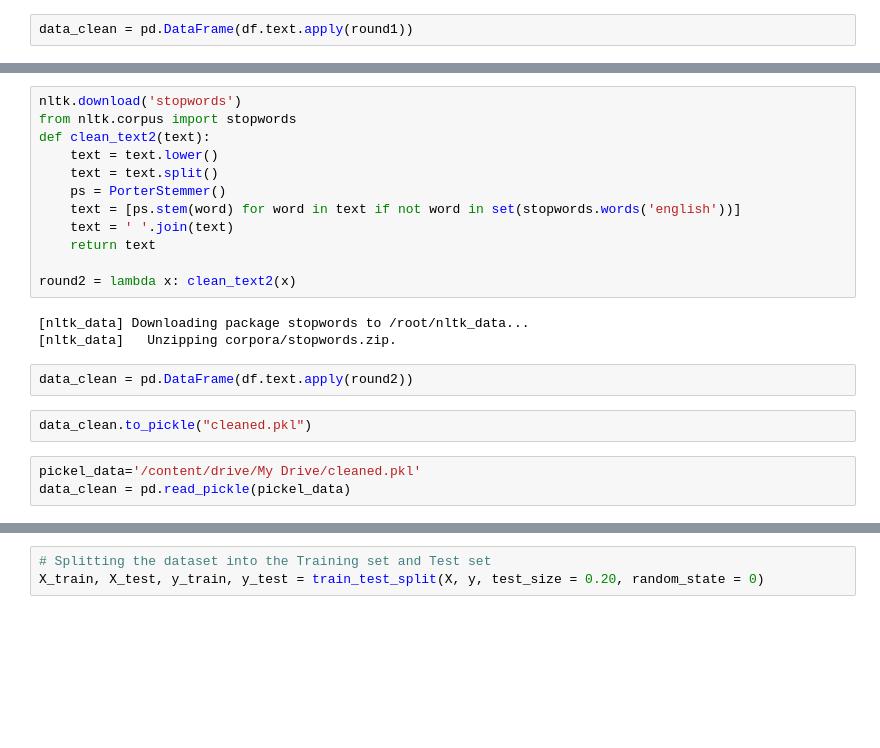
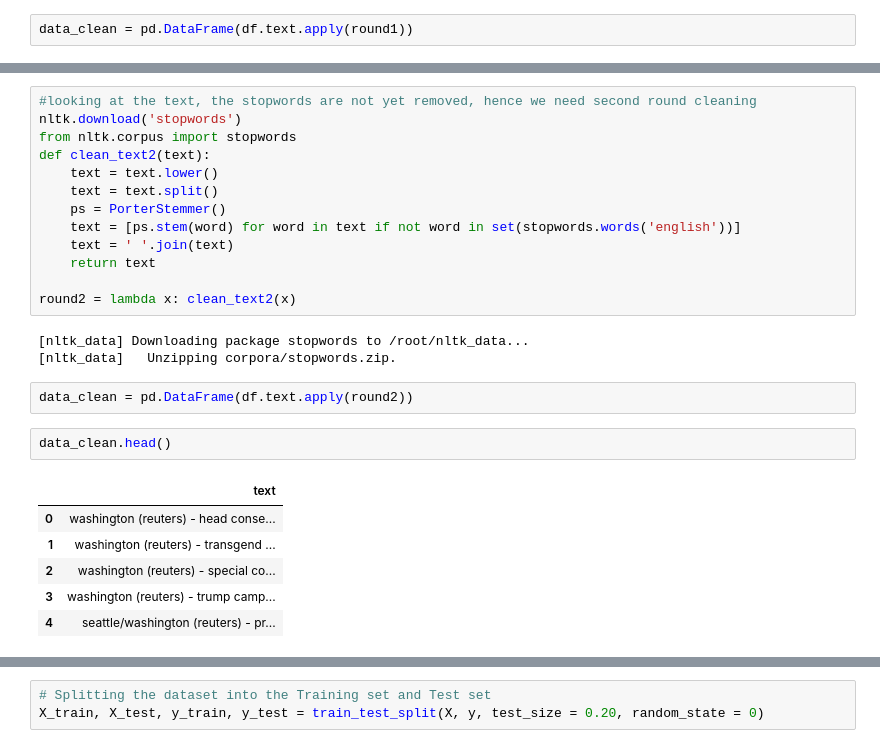
Before and after one commit to danielabebe1/NaturalLanguageProcessing, a Jupyter notebook: Identify_Fake_and_True_News_(NLP).ipynb, the cells around one changed output, grey strips where cells are left out. Cells and saved outputs as stored; diff of their text form; blank space fills up the shorter version.

```diff
--- a/Identify_Fake_and_True_News_(NLP).ipynb
+++ b/Identify_Fake_and_True_News_(NLP).ipynb
@@ -121,4 +149,5 @@ data_clean = pd.DataFrame(df.text.apply(round1))
 # %%
+#looking at the text, the stopwords are not yet removed, hence we need second round cleaning
 nltk.download('stopwords')
 from nltk.corpus import stopwords
 def clean_text2(text):
@@ -135,9 +164,13 @@ round2 = lambda x: clean_text2(x)
 [nltk_data]   Unzipping corpora/stopwords.zip.
 # %%
 data_clean = pd.DataFrame(df.text.apply(round2))
-# %%
-data_clean.to_pickle("cleaned.pkl")
-# %%
-pickel_data='/content/drive/My Drive/cleaned.pkl'
-data_clean = pd.read_pickle(pickel_data)
+# %%
+data_clean.head()
+# %% [output]
+|  | text |
+| 0 | washington (reuters) - head conse... |
+| 1 | washington (reuters) - transgend ... |
+| 2 | washington (reuters) - special co... |
+| 3 | washington (reuters) - trump camp... |
+| 4 | seattle/washington (reuters) - pr... |
 # %%
```
Also changed, not shown: parts of 18 cells of this notebook.
